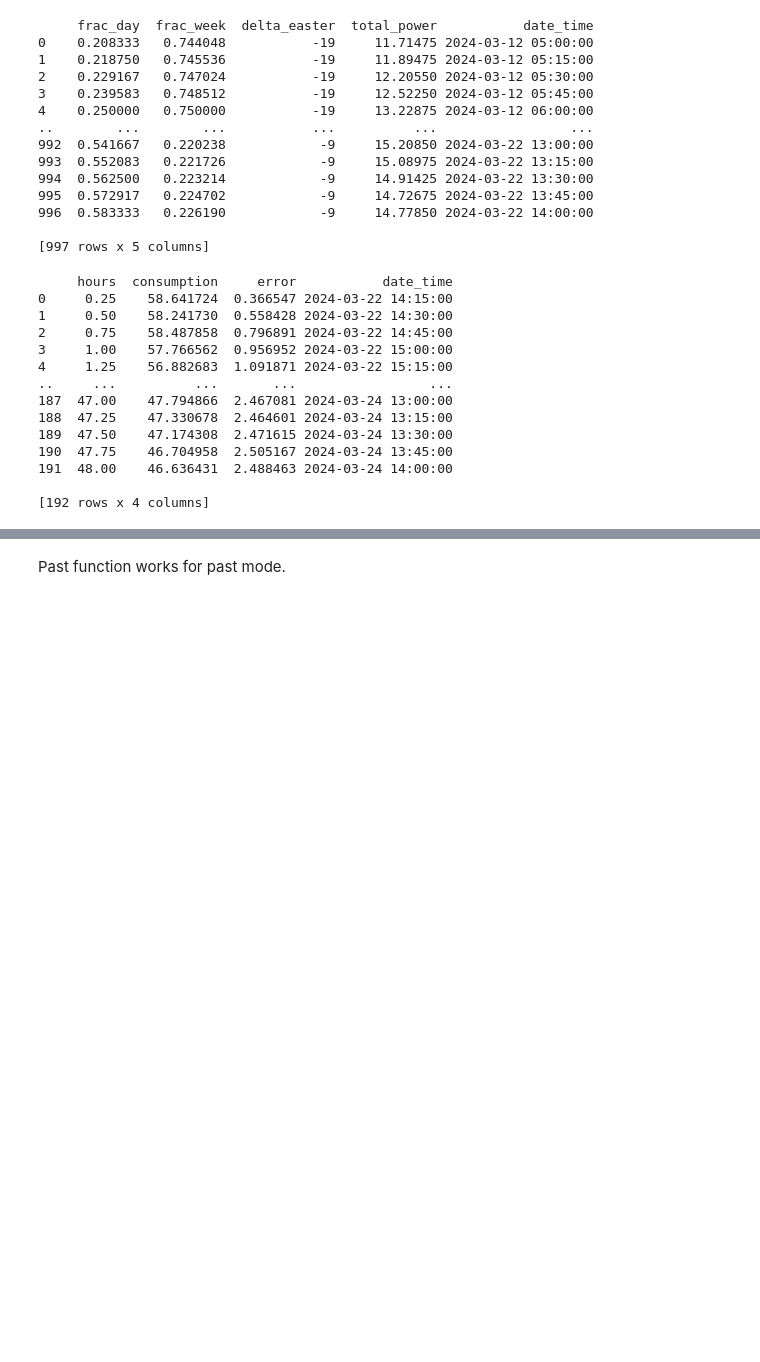
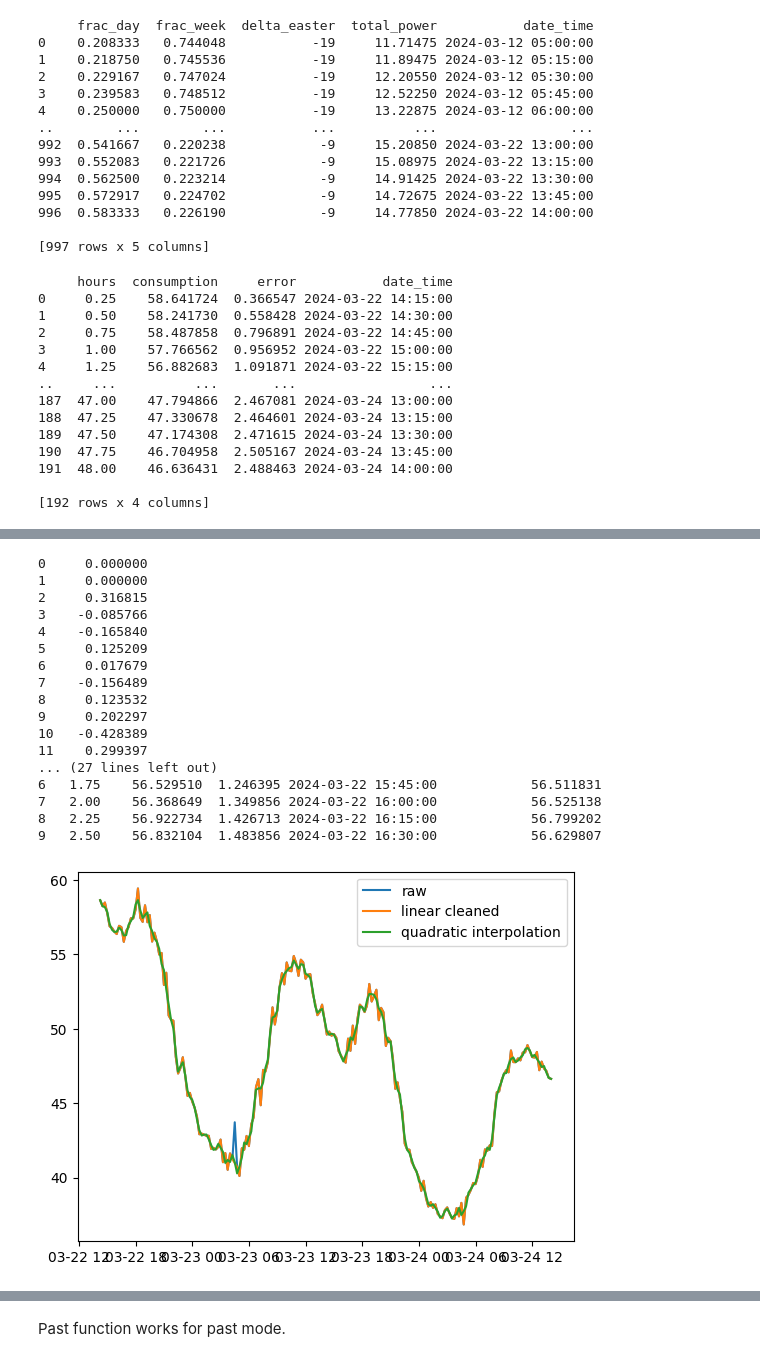
Before and after one commit to tkfritz/energy-timeseries, a Jupyter notebook: develope_new_predict.ipynb, the cells around one changed output, grey strips where cells are left out. Drawn from its saved outputs; the diff is of its cells as text; code cells hidden in the pictures; blank space fills up the shorter version.

```diff
--- a/develope_new_predict.ipynb
+++ b/develope_new_predict.ipynb
@@ -240,0 +285,4 @@ print(prediction_newest)
+# %%
+#problem was data frame was not copied
+prediction_newest3=clean_prediction(prediction_newest.copy(),y,mo,d,h,mi,version='d_easter1',silent=False,mode='linear1')
+print(prediction_newest3)
@@ -244,0 +330,28 @@ prediction_newest=clean_prediction(prediction_newest,y,mo,d,h,mi,version='d_east
+# %%
+plt.plot(prediction_newest.date_time,prediction_newest2.consumption,label='raw')
+plt.plot(prediction_newest.date_time,prediction_newest3.consumption_cleaned,label='linear cleaned')
+plt.plot(prediction_newest.date_time,prediction_newest2.consumption_cleaned,label='quadratic interpolation')
+#plt.plot(prediction_newest.date_time,prediction_newest3.consumption,label='raw2')
+plt.legend()
+print((prediction_newest3.consumption_cleaned-prediction_newest2.consumption_cleaned).iloc[0:20])
+print(prediction_newest3.iloc[0:10,:])
+print(prediction_newest2.iloc[0:10,:])
+# %% [output]
+0     0.000000
+1     0.000000
+2     0.316815
+3    -0.085766
+4    -0.165840
+5     0.125209
+6     0.017679
+7    -0.156489
+8     0.123532
+9     0.202297
+10   -0.428389
+11    0.299397
+... (27 lines left out)
+6   1.75    56.529510  1.246395 2024-03-22 15:45:00            56.511831
+7   2.00    56.368649  1.349856 2024-03-22 16:00:00            56.525138
+8   2.25    56.922734  1.426713 2024-03-22 16:15:00            56.799202
+9   2.50    56.832104  1.483856 2024-03-22 16:30:00            56.629807
+[figure, added]
```
Also changed, not shown: parts of 14 cells of this notebook.
